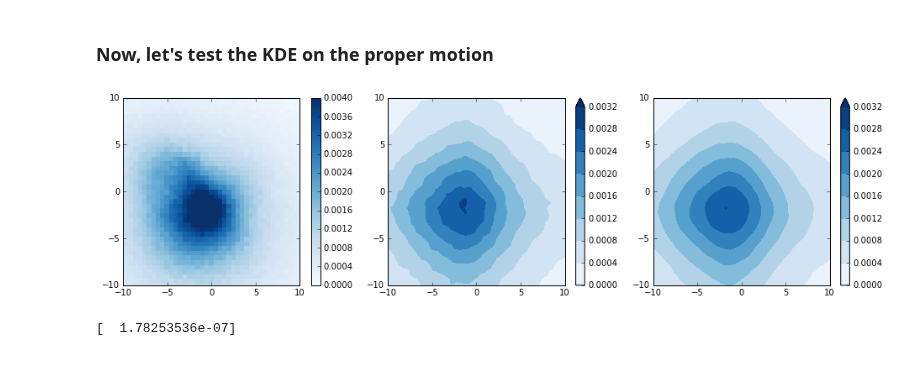
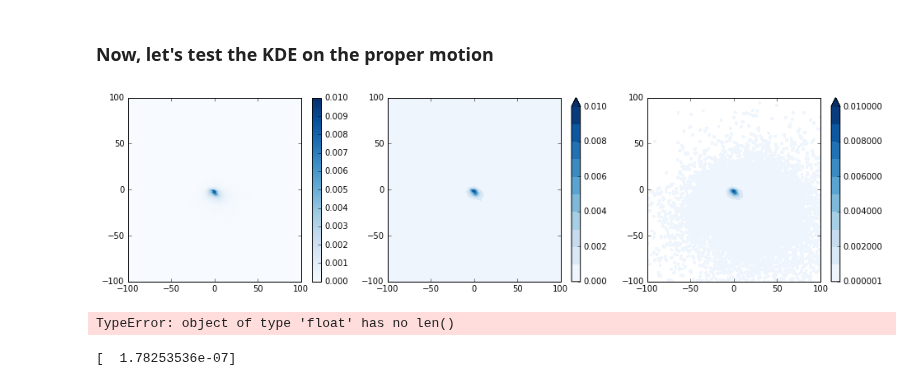
Before and after one commit to astroJeff/gaia_binaries, a Jupyter notebook: notebooks/TGAS_general.ipynb, the cells around one changed output. Saved outputs shown, nothing was run; the diff lists cells and outputs as text; code cells hidden in the pictures.

```diff
--- a/notebooks/TGAS_general.ipynb
+++ b/notebooks/TGAS_general.ipynb
@@ -11,8 +24,10 @@ import time
 %matplotlib inline
 # %%
 # Read in sample from TGAS table
+# Read in sample from TGAS table
 dtype = [('ID','<i8'),('tyc','S11'),('hip','<i8'),('ra','<f8'),('dec','<f8'),('mu_ra','<f8'),('mu_dec','<f8'), \
-     ('mu_ra_err','<f8'),('mu_dec_err','<f8'),('plx','<f8'),('plx_err','<f8')]
+     ('mu_ra_err','<f8'),('mu_dec_err','<f8'),('plx','<f8'),('plx_err','<f8'), \
+     ('mu_ra_mu_dec_cov','<f8'),('mu_ra_plx_cov','<f8'),('mu_dec_plx_cov','<f8'),('d_Q','<f8'),('noise','<f8')]
 
 tgas_full = np.array([], dtype=dtype)
 
@@ -29,17 +44,23 @@ for i in np.arange(1):
 
     tgas = np.zeros(len(tgas_tmp), dtype=dtype)
 
+                                                  # Gaia units
     tgas['ID'] = tgas_tmp['source_id']
     tgas['tyc'] = tgas_tmp['tycho2_id']
     tgas['hip'] = tgas_tmp['hip']
-    tgas['ra'] = tgas_tmp['ra']
-    tgas['dec'] = tgas_tmp['dec']
-    tgas['mu_ra'] = tgas_tmp['pmra']
-    tgas['mu_ra_err'] = tgas_tmp['pmra_error']
-    tgas['mu_dec'] = tgas_tmp['pmdec']
-    tgas['mu_dec_err'] = tgas_tmp['pmdec_error']
-    tgas['plx'] = tgas_tmp['parallax']
-    tgas['plx_err'] = tgas_tmp['parallax_error']
+    tgas['ra'] = tgas_tmp['ra']                   # degrees
+    tgas['dec'] = tgas_tmp['dec']                 # degrees
+    tgas['mu_ra'] = tgas_tmp['pmra']              # mas/yr
+    tgas['mu_ra_err'] = tgas_tmp['pmra_error']    # mas/yr
+    tgas['mu_dec'] = tgas_tmp['pmdec']            # mas/yr
+    tgas['mu_dec_err'] = tgas_tmp['pmdec_error']  # mas/yr
+    tgas['plx'] = tgas_tmp['parallax']            # mas
+    tgas['plx_err'] = tgas_tmp['parallax_error']  # mas
+    tgas['mu_ra_mu_dec_cov'] = tgas_tmp['pmra_pmdec_corr']*tgas_tmp['pmra_error']*tgas_tmp['pmdec_error']
+    tgas['mu_ra_plx_cov'] = tgas_tmp['parallax_pmra_corr']*tgas_tmp['parallax_error']*tgas_tmp['pmra_error']
+    tgas['mu_dec_plx_cov'] = tgas_tmp['parallax_pmdec_corr']*tgas_tmp['parallax_error']*tgas_tmp['pmdec_error']
+    tgas['d_Q'] = tgas_tmp['astrometric_delta_q']
+    tgas['noise'] = tgas_tmp['astrometric_excess_noise_sig']
 
     tgas_full = np.append(tgas_full, tgas)
 # %% [output]
@@ -231,45 +253,55 @@ import P_random
 fig, ax = plt.subplots(1, 3, figsize=(16,4))
 
 nbins = 200
-xmin, xmax = -50.0, 50.0
-ymin, ymax = -50.0, 50.0
+xmin, xmax = -100.0, 100.0
+ymin, ymax = -100.0, 100.0
 
 xbins = np.linspace(xmin, xmax, nbins)
 ybins = np.linspace(ymin, ymax, nbins)
 X, Y = np.meshgrid(xbins, ybins)
 mu_grid = np.array([X.flatten(), Y.flatten()]).T
 
 pdf, xedges, yedges = np.histogram2d(tgas_full['mu_ra'],
                                      tgas_full['mu_dec'],
                                      normed=True,
                                      bins=[xbins,ybins])
 
-im = ax[0].pcolormesh(xbins, ybins, pdf.T, cmap='Blues', vmax=0.004)
+im = ax[0].pcolormesh(xbins, ybins, pdf.T, cmap='Blues', vmax=0.01)
 fig.colorbar(im, ax=ax[0])
 
 
 P_random.mu_kde = None
 Z = P_random.get_sigma_mu(X.flatten(), Y.flatten(), catalog=tgas_full, method='sklearn_kde', bandwidth=0.5)
-
-im = ax[1].tricontourf(X.flatten(), Y.flatten(), Z, cmap='Blues', extend='max')
+levels=[1.0e-10, 0.001, 0.002, 0.003, 0.004, 0.005, 0.006, 0.007, 0.008, 0.009, 0.01]
+im = ax[1].tricontourf(X.flatten(), Y.flatten(), Z, cmap='Blues', levels=levels, extend='max')
 fig.colorbar(im, ax=ax[1])
 
 
 
 P_random.mu_kde = None
 Z = P_random.get_sigma_mu(X.flatten(), Y.flatten(), catalog=tgas_full, method='sklearn_kde', bandwidth=1.0)
 
-im = ax[2].tricontourf(X.flatten(), Y.flatten(), Z, cmap='Blues', extend='max')
+levels=[1.1e-6, 0.001, 0.002, 0.003, 0.004, 0.005, 0.006, 0.007, 0.008, 0.009, 0.01]
+im = ax[2].tricontourf(X.flatten(), Y.flatten(), Z, cmap='Blues', levels=levels, extend='max')
 fig.colorbar(im, ax=ax[2])
 
 
 for a in ax:
-    a.set_xlim(-10.0, 10.0)
-    a.set_ylim(-10.0, 10.0)
+    a.set_xlim(-100.0, 100.0)
+    a.set_ylim(-100.0, 100.0)
 
 plt.show()
 # %% [output]
-[figure, old version]
+[figure, new version]
+# %%
+#sigma_mu = 10**np.linspace(-7, -5, 10)
+sigma_mu = 1.0e-4
+sigma_min = np.ones((2, len(sigma_mu)))
+sigma_min[0] = sigma_mu
+sigma_min[1] = 1.0e-6
+print np.max(sigma_min, axis=0)
+# %% [output]
+TypeError: object of type 'float' has no len()
 # %%
 P_random.mu_kde = None
 print P_random.get_sigma_mu(-50.0*np.ones(1), 50.0*np.ones(1), catalog=tgas_full, method='sklearn_kde', bandwidth=10.0)
```
Also changed, not shown: parts of 15 cells of this notebook, 2 other files.
